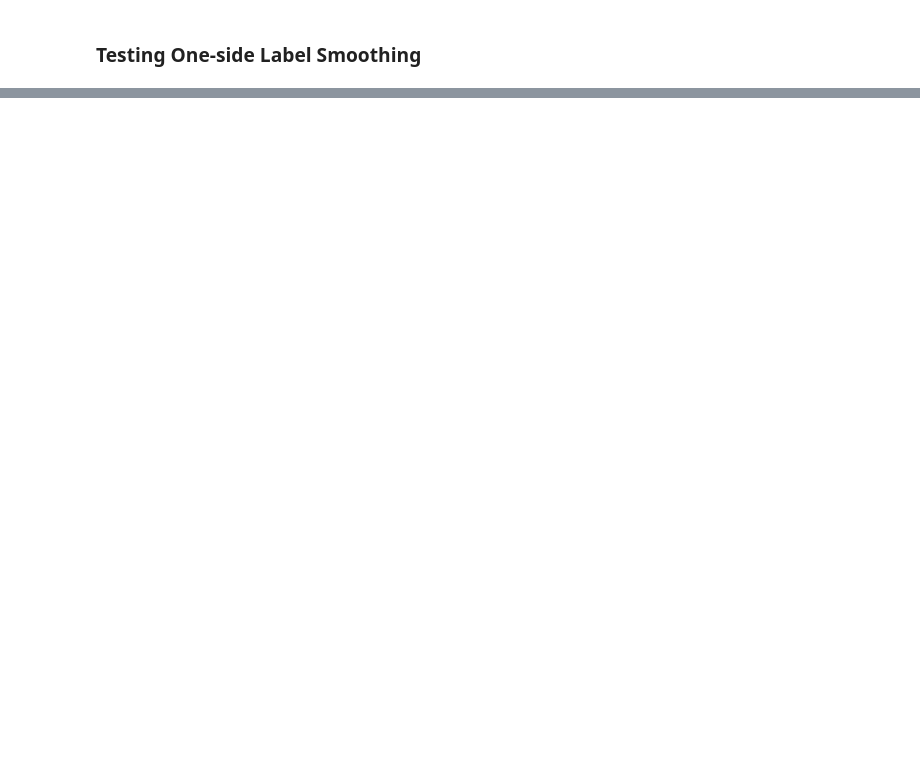
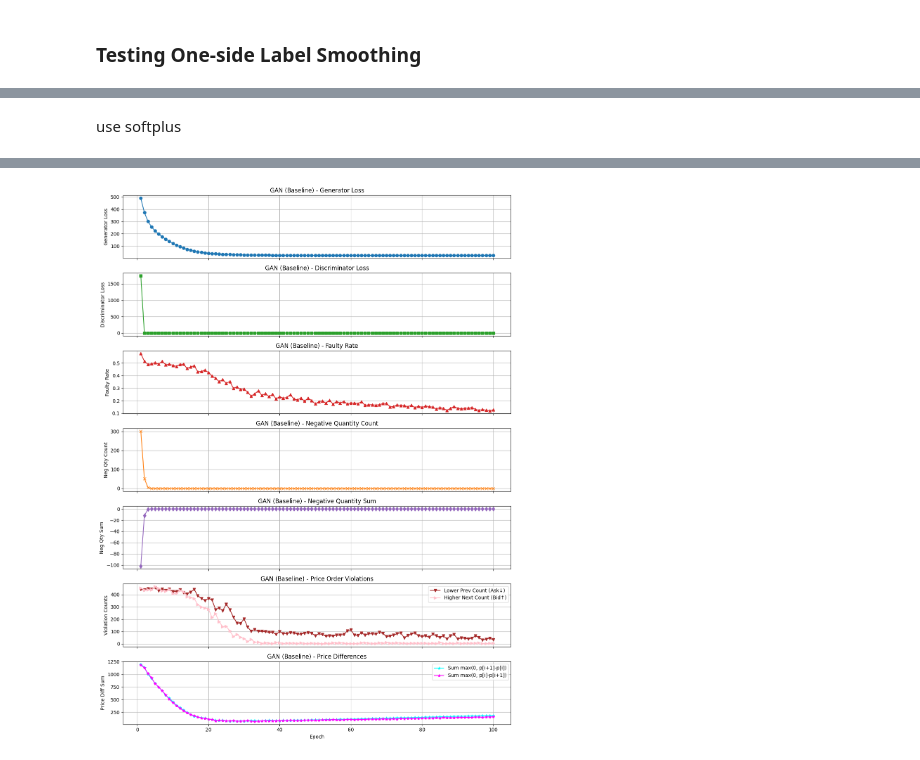
Before and after one commit to JiaShengg/DSA5204-Group-9, a Jupyter notebook: lob/tf_gan_lob_minibatch_ha&ls_V3.ipynb, the cells around one changed output, grey strips where cells are left out. Cells and saved outputs as stored; diff of their text form; code cells hidden in the pictures; blank space fills up the shorter version.

```diff
--- a/lob/tf_gan_lob_minibatch_ha&ls_V3.ipynb
+++ b/lob/tf_gan_lob_minibatch_ha&ls_V3.ipynb
@@ -933,0 +867,2 @@ Epoch 100/100 - Gen Loss: 8.8395, Disc Loss: 57.9124, Faulty Rate: 0.1995,
+# %% [markdown]
+use softplus
@@ -933,0 +899,4 @@ Epoch 100/100 - Gen Loss: 8.8395, Disc Loss: 57.9124, Faulty Rate: 0.1995,
+# %%
+gan = SimpleGAN(config, use_minibatch_discrimination=False)
+gan.train(lob_dataset)
+# %% [output]
@@ -934 +920,2 @@ Epoch 100/100 - Gen Loss: 8.8395, Disc Loss: 57.9124, Faulty Rate: 0.1995,
+[figure, added]
 # %%
```
Also changed, not shown: parts of 10 cells of this notebook.
